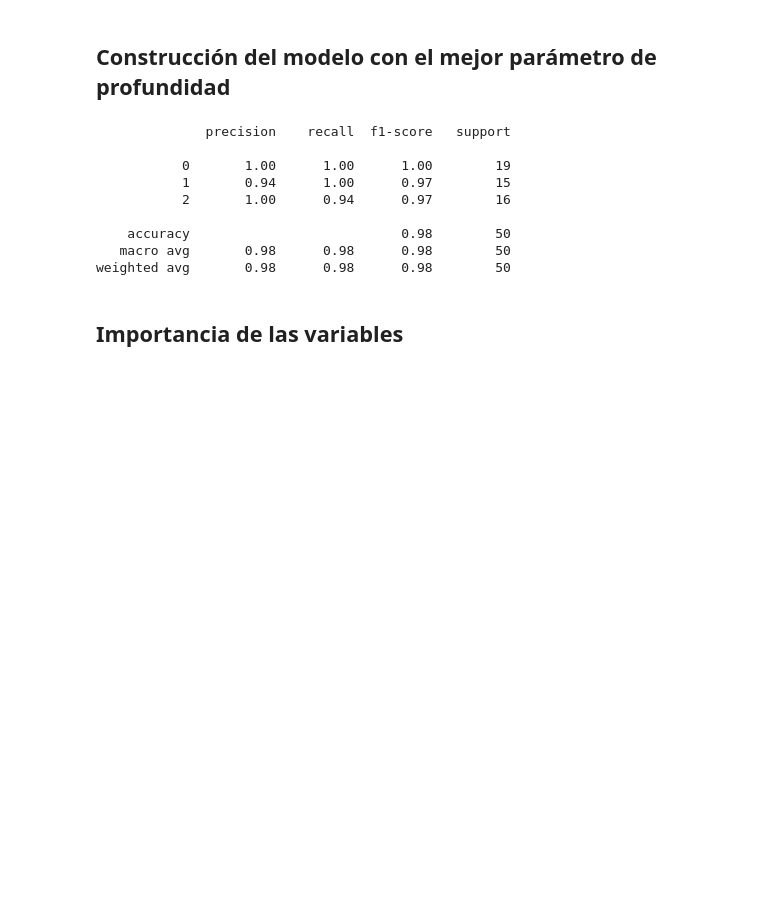
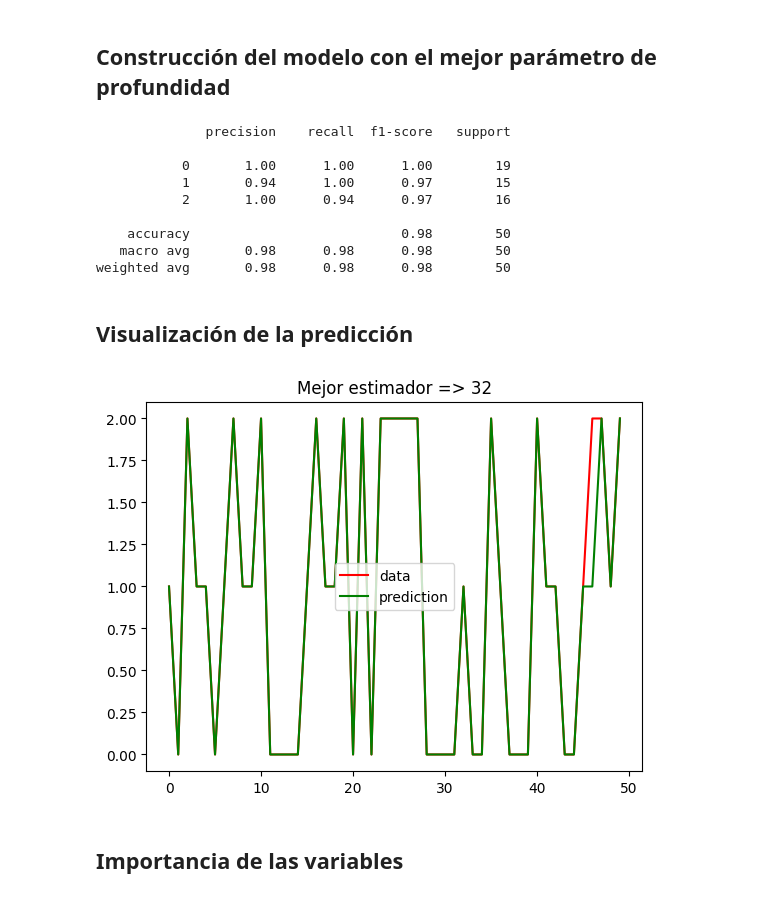
Before and after one commit to viorbe20/ai-machine-learning, a Jupyter notebook: decision-trees-exercises/decision-trees-ex-2/iris_classification_random_forest.ipynb, the cells around one changed output. Saved outputs shown, nothing was run; the diff lists cells and outputs as text; code cells hidden in the pictures; blank space fills up the shorter version.

```diff
--- a/decision-trees-exercises/decision-trees-ex-2/iris_classification_random_forest.ipynb
+++ b/decision-trees-exercises/decision-trees-ex-2/iris_classification_random_forest.ipynb
@@ -163,6 +211,21 @@ print(classification_report(y_test, y_pred))
     accuracy                           0.98        50
    macro avg       0.98      0.98      0.98        50
 weighted avg       0.98      0.98      0.98        50
+# %% [markdown]
+## Visualización de la predicción
+# %%
+from sklearn.metrics import mean_absolute_error
+import numpy as np
+
+xx = np.stack([i for i in range(test['target'].shape[0])])
+plt.plot(xx, test['target'], c='r', label='data')
+plt.plot(xx, y_pred, c='g', label='prediction')
+plt.axis('tight')
+plt.legend()
+plt.title(f"Mejor estimador => {best_est}")
+plt.show()
+# %% [output]
+[figure, added]
 # %% [markdown]
 ## Importancia de las variables
 # %%
```
Also changed, not shown: parts of 12 cells of this notebook, 2 other files.
